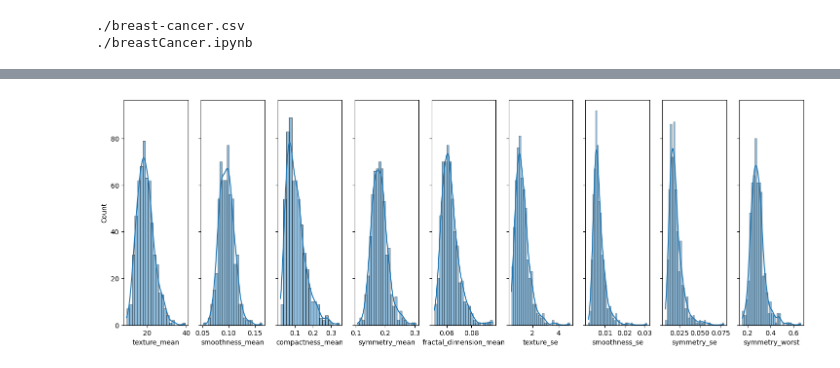
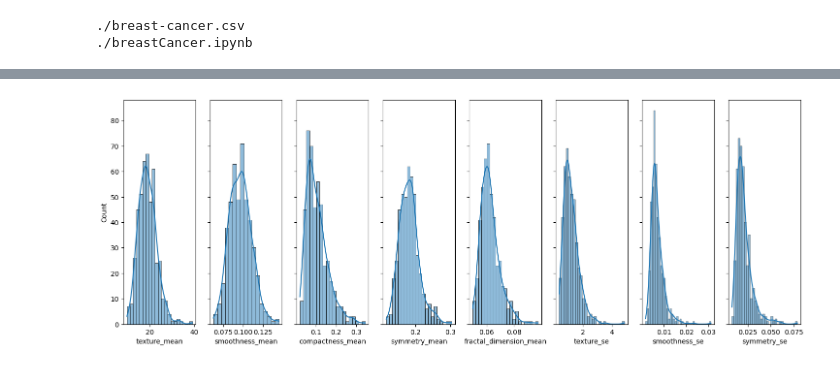
Before and after one commit to Buddhathe18th/machineLearningResources, a Jupyter notebook: Breast Cancer Dataset/breastCancer.ipynb, the cells around one changed output, grey strips where cells are left out. Drawn from its saved outputs; the diff is of its cells as text; code cells hidden in the pictures.

```diff
--- a/Breast Cancer Dataset/breastCancer.ipynb
+++ b/Breast Cancer Dataset/breastCancer.ipynb
@@ -33,7 +44,7 @@ upper = correlation.where(np.triu(np.ones(correlation.shape), k=1).astype(bool))
 
 correlationCoefficent=0.7
 
-to_drop = [column for column in upper.columns if any(upper[column] > correlationCoefficent)]
+to_drop = [column for column in upper.columns if any(upper[column] > correlationCoefficent) and column!="diagnosis"]
 
 train_data.drop(to_drop, axis=1, inplace=True)
 
@@ -48,6 +62,0 @@ plt.show()
-# %%
-features=train_data.columns
-features=features[2:]
-
-train_data=train_data[features]
-train_data.head()
@@ -61,9 +63,10 @@ train_data.head()
 # %%
+features=[column for column in train_data.columns if not (column=="id" or column=="diagnosis")]
 fig, axes = plt.subplots(1, len(features), figsize=(18, 6), sharey=True)
 for i in range(len(features)):
     sns.histplot(train_data, ax=axes[i], x=features[i], kde=True)
 # %% [output]
-[figure, old version]
+[figure, new version]
 # %%
 def calculatePy(y):
     malignant=len(train_data.loc[train_data.diagnosis==1]["diagnosis"])
```
Also changed, not shown: parts of 12 cells of this notebook.
